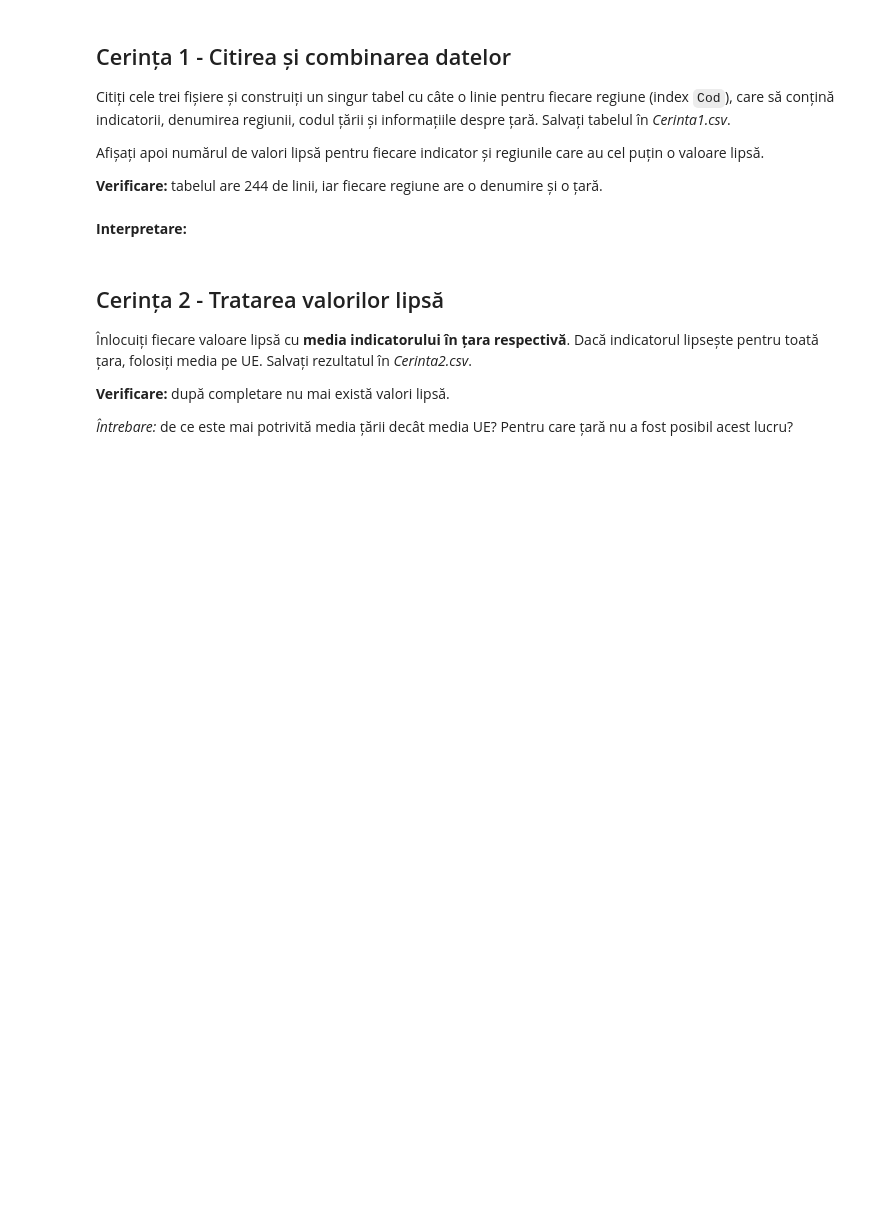
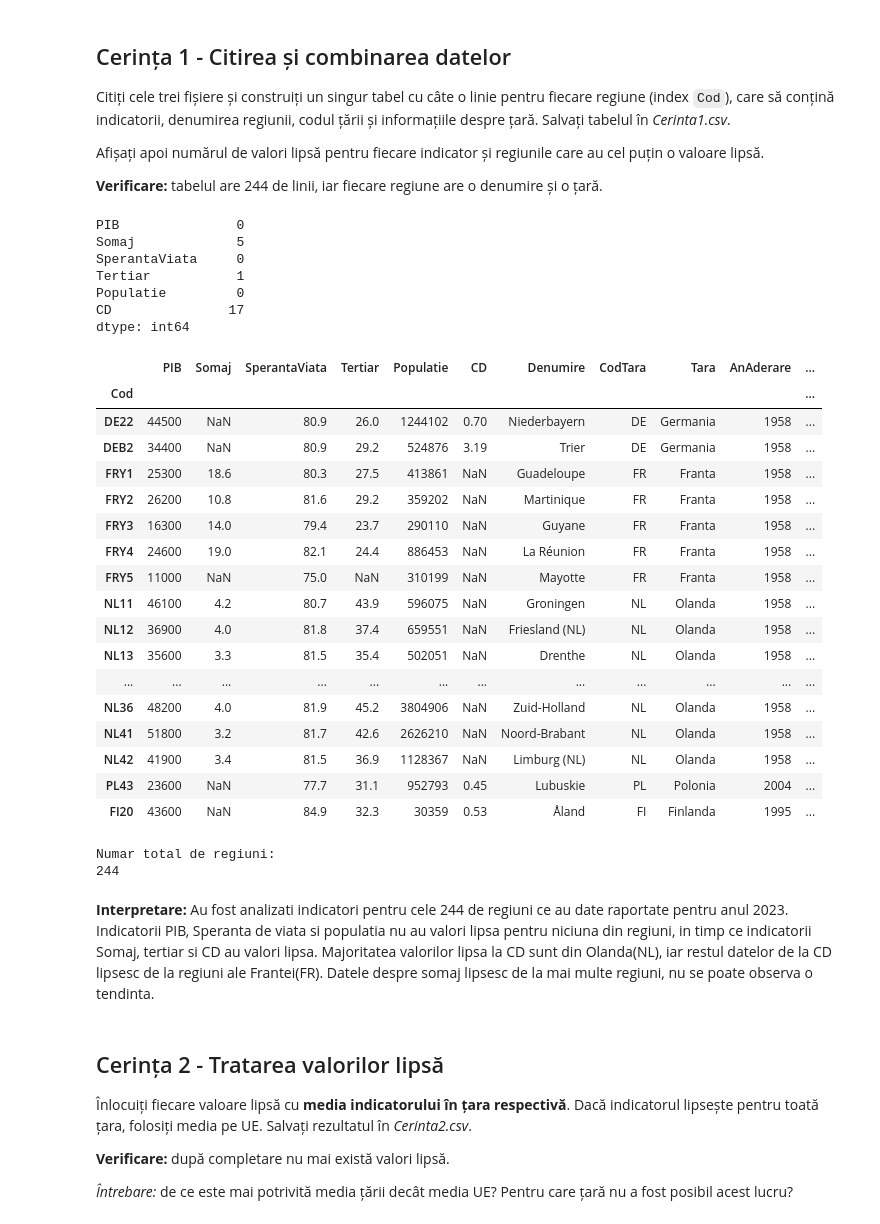
Before and after one commit to radustefania1/Dezvoltare_Software_Pentru_Analiza_Datelor, a Jupyter notebook: Teme/tema1_/tema1.ipynb, the cells around one changed output. Cells and saved outputs as stored; diff of their text form; code cells hidden in the pictures; blank space fills up the shorter version.

```diff
--- a/Teme/tema1_/tema1.ipynb
+++ b/Teme/tema1_/tema1.ipynb
@@ -55,8 +55,61 @@ Citiți cele trei fișiere și construiți un singur tabel cu câte o linie pent
 Afișați apoi numărul de valori lipsă pentru fiecare indicator și regiunile care au cel puțin o valoare lipsă.
 
 **Verificare:** tabelul are 244 de linii, iar fiecare regiune are o denumire și o țară.
+# %%
+#citire din fisier
+indicatori_df=pd.read_csv('./data_in/Indicatori.csv', index_col=0)
+nuts2_df=pd.read_csv('./data_in/NUTS2.csv', index_col=0)
+tari_df=pd.read_csv('./data_in/Tari.csv', index_col=0)
+
+#construire tabel
+tabel = indicatori_df.join(nuts2_df)
+tabel["CodTara"] = tabel.index.str[:2]
+tabel = tabel.join(tari_df, on=["CodTara"])
+
+#salvare in csv
+tabel.to_csv("./data_out/Cerinta1.csv")
+
+#afisare valori lipsa
+indicatori = ["PIB", "Somaj", "SperantaViata", "Tertiar", "Populatie", "CD"]
+display(tabel[indicatori].isna().sum())
+
+# afisare regiuni cu cu cel putin o valoare lipsa
+regiuni_lipsa = tabel[tabel[indicatori].isna().any(axis=1)]
+display(regiuni_lipsa)
+
+# verificare!
+print("Numar total de regiuni:")
+print(len(tabel))
+# %% [output]
+PIB               0
+Somaj             5
+SperantaViata     0
+Tertiar           1
+Populatie         0
+CD               17
+dtype: int64
+|  | PIB | Somaj | SperantaViata | Tertiar | Populatie | CD | Denumire | CodTara | Tara | AnAderare | ... |
+| Cod |  |  |  |  |  |  |  |  |  |  | ... |
+| DE22 | 44500 | NaN | 80.9 | 26.0 | 1244102 | 0.70 | Niederbayern | DE | Germania | 1958 | ... |
+| DEB2 | 34400 | NaN | 80.9 | 29.2 | 524876 | 3.19 | Trier | DE | Germania | 1958 | ... |
+| FRY1 | 25300 | 18.6 | 80.3 | 27.5 | 413861 | NaN | Guadeloupe | FR | Franta | 1958 | ... |
+| FRY2 | 26200 | 10.8 | 81.6 | 29.2 | 359202 | NaN | Martinique | FR | Franta | 1958 | ... |
+| FRY3 | 16300 | 14.0 | 79.4 | 23.7 | 290110 | NaN | Guyane | FR | Franta | 1958 | ... |
+| FRY4 | 24600 | 19.0 | 82.1 | 24.4 | 886453 | NaN | La Réunion | FR | Franta | 1958 | ... |
+| FRY5 | 11000 | NaN | 75.0 | NaN | 310199 | NaN | Mayotte | FR | Franta | 1958 | ... |
+| NL11 | 46100 | 4.2 | 80.7 | 43.9 | 596075 | NaN | Groningen | NL | Olanda | 1958 | ... |
+| NL12 | 36900 | 4.0 | 81.8 | 37.4 | 659551 | NaN | Friesland (NL) | NL | Olanda | 1958 | ... |
+| NL13 | 35600 | 3.3 | 81.5 | 35.4 | 502051 | NaN | Drenthe | NL | Olanda | 1958 | ... |
+| ... | ... | ... | ... | ... | ... | ... | ... | ... | ... | ... | ... |
+| NL36 | 48200 | 4.0 | 81.9 | 45.2 | 3804906 | NaN | Zuid-Holland | NL | Olanda | 1958 | ... |
+| NL41 | 51800 | 3.2 | 81.7 | 42.6 | 2626210 | NaN | Noord-Brabant | NL | Olanda | 1958 | ... |
+| NL42 | 41900 | 3.4 | 81.5 | 36.9 | 1128367 | NaN | Limburg (NL) | NL | Olanda | 1958 | ... |
+| PL43 | 23600 | NaN | 77.7 | 31.1 | 952793 | 0.45 | Lubuskie | PL | Polonia | 2004 | ... |
+| FI20 | 43600 | NaN | 84.9 | 32.3 | 30359 | 0.53 | Åland | FI | Finlanda | 1995 | ... |
+Numar total de regiuni:
+244
 # %% [markdown]
-**Interpretare:**
+**Interpretare:** Au fost analizati indicatori pentru cele 244 de regiuni ce au date raportate pentru anul 2023. Indicatorii PIB, Speranta de viata si populatia nu au valori lipsa pentru niciuna din regiuni, in timp ce indicatorii Somaj, tertiar si CD au valori lipsa. Majoritatea valorilor lipsa la CD sunt din Olanda(NL), iar restul datelor de la CD lipsesc de la regiuni ale Frantei(FR). Datele despre somaj lipsesc de la mai multe regiuni, nu se poate observa o tendinta.
 # %% [markdown]
 ## Cerința 2 - Tratarea valorilor lipsă
 
```
Also changed, not shown: parts of 18 cells of this notebook, 11 other files.
